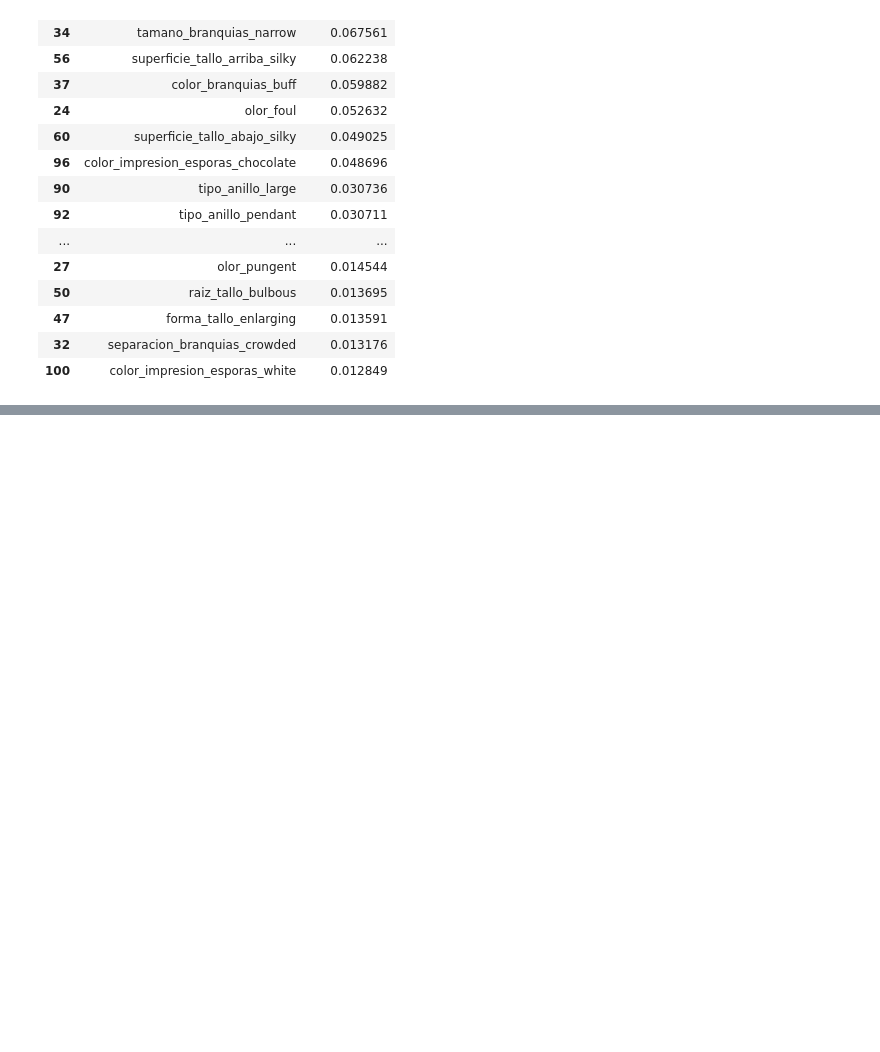
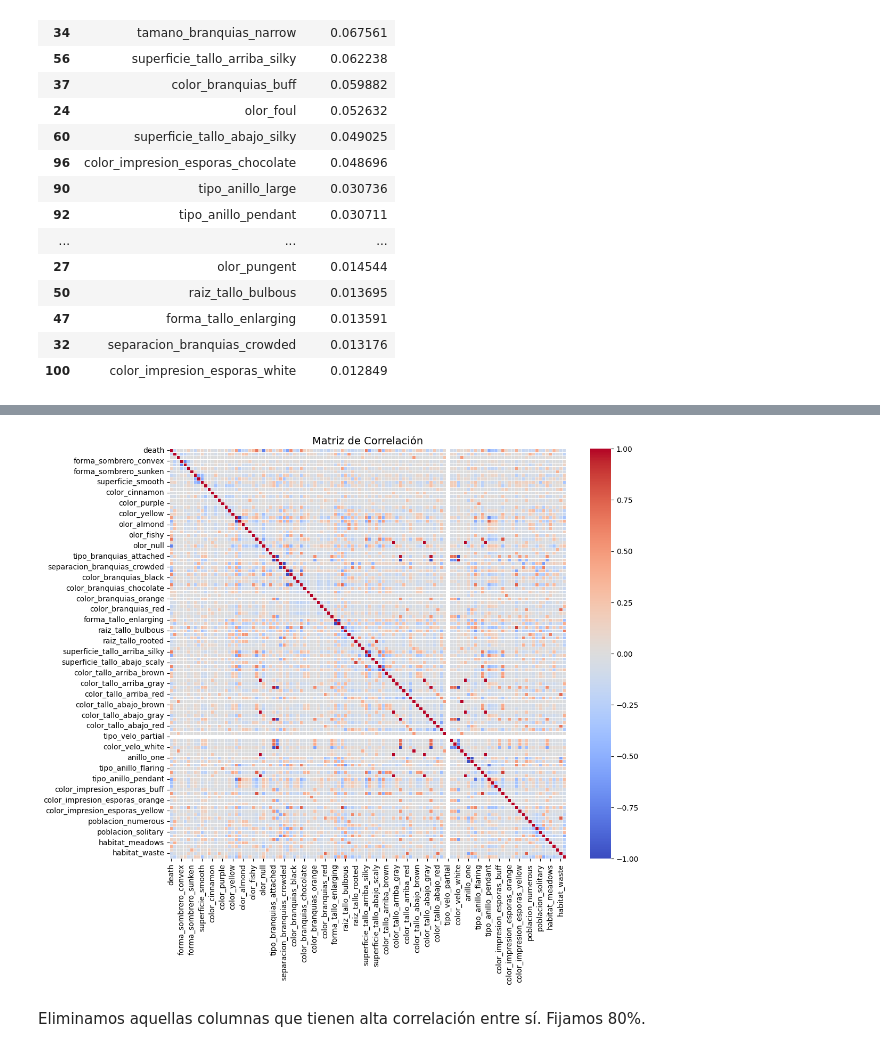
Before and after one commit to angelgvill/DS102024, a Jupyter notebook: 3-MachineLearning/2-Supervisado/Ejercicios/ejercicio_Kaggle2_setas.ipynb, the cells around one changed output, grey strips where cells are left out. Saved outputs shown, nothing was run; the diff lists cells and outputs as text; code cells hidden in the pictures; blank space fills up the shorter version.

```diff
--- a/3-MachineLearning/2-Supervisado/Ejercicios/ejercicio_Kaggle2_setas.ipynb
+++ b/3-MachineLearning/2-Supervisado/Ejercicios/ejercicio_Kaggle2_setas.ipynb
@@ -597,0 +674,21 @@ shap.summary_plot(shap_values, X_train, max_display=20, show=True)
+# %%
+import pandas as pd
+import seaborn as sns
+import matplotlib.pyplot as plt
+
+# Suponiendo que df es tu DataFrame con las columnas numéricas
+plt.figure(figsize=(12, 10))
+
+# Calcular la matriz de correlación
+corr_matrix = df_final.corr()
+
+# Crear un mapa de calor con seaborn
+sns.heatmap(corr_matrix, cmap="coolwarm", annot=False, fmt=".2f", linewidths=0.5)
+
+# Agregar título
+plt.title("Matriz de Correlación", fontsize=14)
+plt.show()
+# %% [output]
+[figure, added]
+# %% [markdown]
+Eliminamos aquellas columnas que tienen alta correlación entre sí. Fijamos 80%.
```
Also changed, not shown: parts of 23 cells of this notebook, 1 other file.
